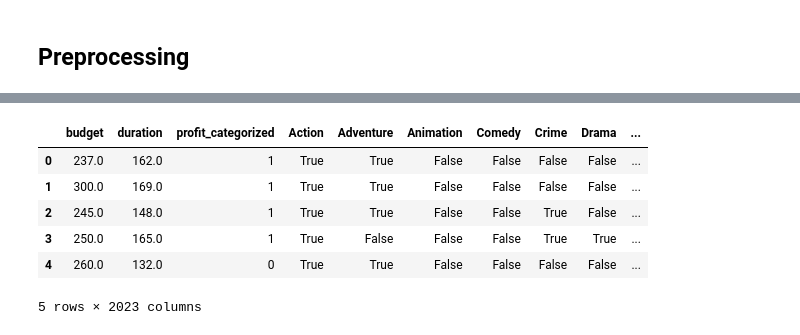
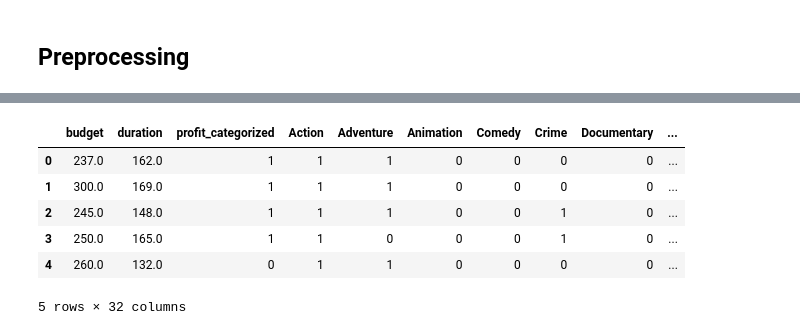
Before and after one commit to Milad-Tz/TMDB-Movie-Dataset-EDA-Modelling-and-Recommender-System, a Jupyter notebook: machine learning codes.ipynb, the cells around one changed output, grey strips where cells are left out. Saved outputs shown, nothing was run; the diff lists cells and outputs as text; code cells hidden in the pictures.

```diff
--- a/machine learning codes.ipynb
+++ b/machine learning codes.ipynb
@@ -12,7 +12,7 @@ from sklearn.ensemble import RandomForestClassifier
 from sklearn.metrics import accuracy_score
 # %%
 # df = pd.read_csv('df_preprocessed.csv')
-df = pd.read_csv('df_with_features.csv')
+df = pd.read_csv('df_preprocessed.csv')
 # %%
 df.columns
 # %% [output]
@@ -26,8 +48,8 @@ Index(['budget', 'genres', 'plot_keywords', 'language', 'original_title',
 # %%
-drop_list = ['genres', 'plot_keywords', 'language', 'original_title', 'overview', 'popularity', 'production_companies',
+drop_list = ['genres', 'plot_keywords', 'language', 'original_title', 'overview', 'popularity', 'production_companies', 'Unnamed: 22',
              'production_countries', 'release_date', 'gross', 'tagline', 'num_voted_users', 'country', 'director_name',
              'num_voted_users', 'country', 'director_name', 'actor_1_name', 'actor_2_name', 'actor_3_name', 'first_genre',
-             'profit', 'year', 'decade', 'month', 'production_companies_list', 'plot_keywords_list', 'vote_average',
+             'profit', 'year', 'decade', 'month', 'production_companies_list', 'plot_keywords_list', 'vote_average', 'actor_list',
              'budget_categorized', 'vote_average_categorized']
 # %%
 df.drop(drop_list, axis=1, inplace=True)
@@ -87,20 +130,20 @@ memory usage: 71.6+ MB
 # %%
 df['profit_categorized'] = df['profit_categorized'].replace({'profit': 1, 'no profit':0})
 # %%
-df['language_summarized'] = df['language_summarized'].replace({'English': True, 'Not English':False})
+df['language_summarized'] = df['language_summarized'].replace({'English': 1, 'Not English':0})
 # %%
 # one hot encoding categorical features
 columns_to_encode = ['season']
-df_onehot = pd.get_dummies(df, columns=columns_to_encode)
+df_onehot = pd.get_dummies(df, columns=columns_to_encode, dtype=int)
 df_onehot.head()
 # %% [output]
-|  | budget | duration | profit_categorized | Action | Adventure | Animation | Comedy | Crime | Drama | ... |
-| 0 | 237.0 | 162.0 | 1 | True | True | False | False | False | False | ... |
-| 1 | 300.0 | 169.0 | 1 | True | True | False | False | False | False | ... |
-| 2 | 245.0 | 148.0 | 1 | True | True | False | False | True | False | ... |
-| 3 | 250.0 | 165.0 | 1 | True | False | False | False | True | True | ... |
-| 4 | 260.0 | 132.0 | 0 | True | True | False | False | False | False | ... |
+|  | budget | duration | profit_categorized | Action | Adventure | Animation | Comedy | Crime | Documentary | ... |
+| 0 | 237.0 | 162.0 | 1 | 1 | 1 | 0 | 0 | 0 | 0 | ... |
+| 1 | 300.0 | 169.0 | 1 | 1 | 1 | 0 | 0 | 0 | 0 | ... |
+| 2 | 245.0 | 148.0 | 1 | 1 | 1 | 0 | 0 | 1 | 0 | ... |
+| 3 | 250.0 | 165.0 | 1 | 1 | 0 | 0 | 0 | 1 | 0 | ... |
+| 4 | 260.0 | 132.0 | 0 | 1 | 1 | 0 | 0 | 0 | 0 | ... |
-5 rows × 2023 columns
+5 rows × 32 columns
 # %%
 df_onehot.info()
 # %% [output]
```
Also changed, not shown: parts of 36 cells of this notebook, 1 other file.
